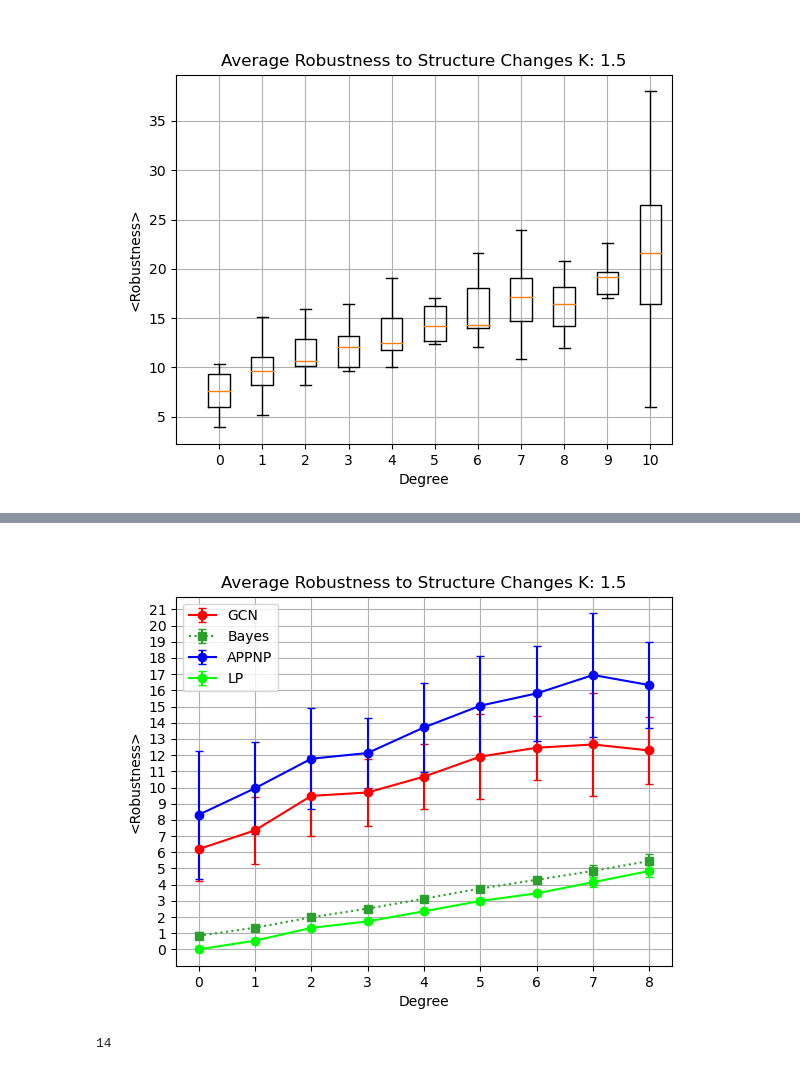
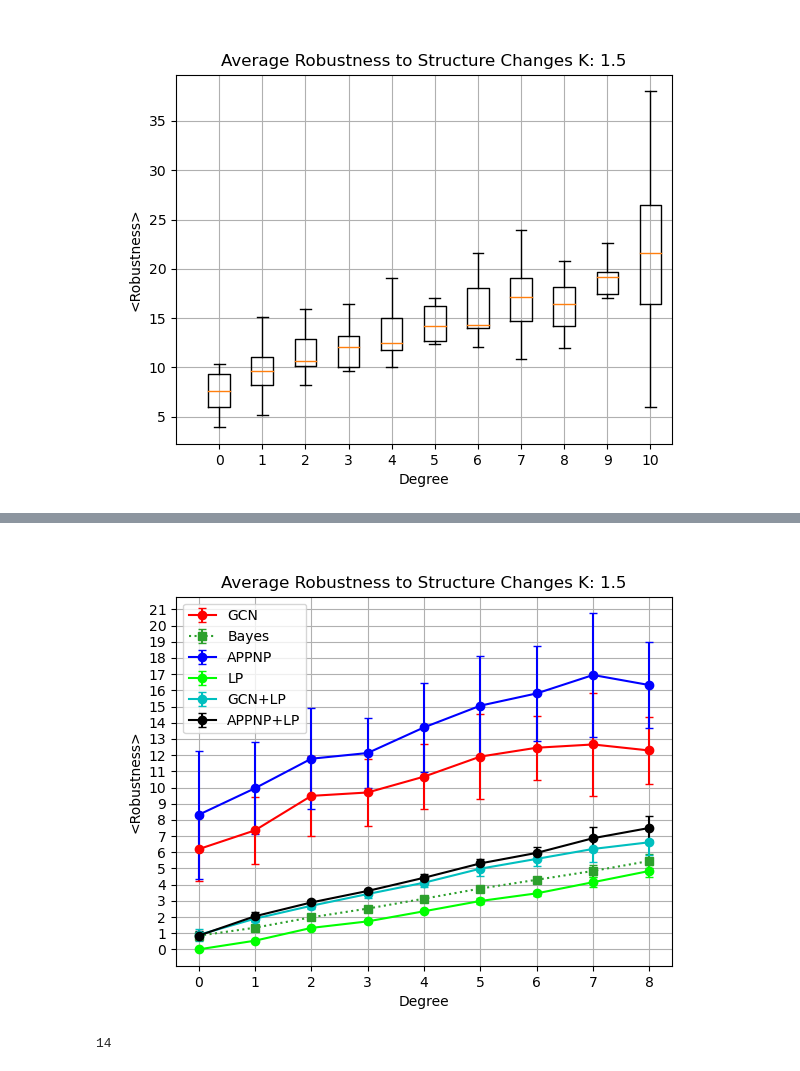
Before and after one commit to saper0/revisiting_robustness, a Jupyter notebook: notebooks/robustness/over_robustness.ipynb, the cells around one changed output, grey strips where cells are left out. Cells and saved outputs as stored; diff of their text form; code cells hidden in the pictures.

```diff
--- a/notebooks/robustness/over_robustness.ipynb
+++ b/notebooks/robustness/over_robustness.ipynb
@@ -262,11 +270,11 @@ experiment_manager.boxplot_wrt_degree(name="f_wrt_y", attack="l2-weak", models=m
 # %%
-models = ["GCN", "APPNP", "LP"]
+models = ["GCN", "APPNP", "LP", "GCN+LP", "APPNP+LP"]
 ylabel = "<Robustness>"
 K = 1.5
 title = f"Average Robustness to Structure Changes K: {K}"
 experiment_manager.plot_wrt_degree(name="f_wrt_y", attack="l2-weak", models=models, max_degree=8, K=K, errorbars=True, title=title, ylabel=ylabel)
 # %% [output]
-[figure, old version]
+[figure, new version]
 # %%
 models = ["LP"]
 ylabel = "<Robustness>"
```
Also changed, not shown: parts of 2 cells of this notebook, 33 other files.
